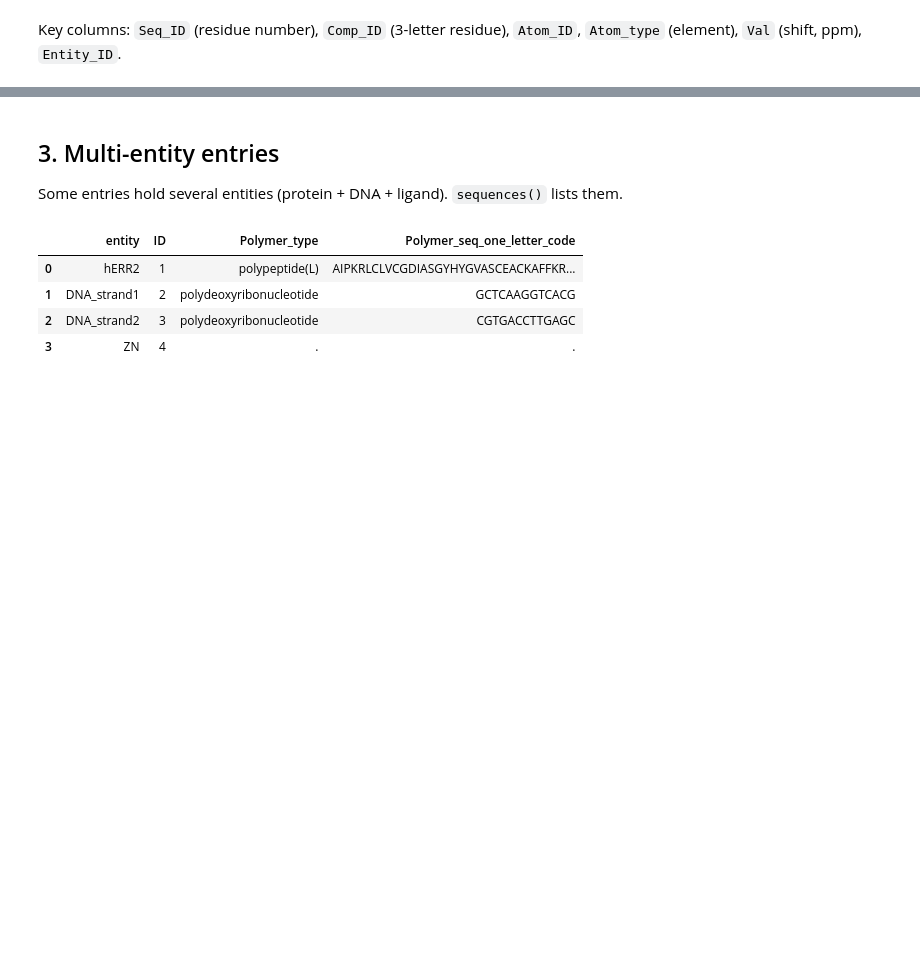
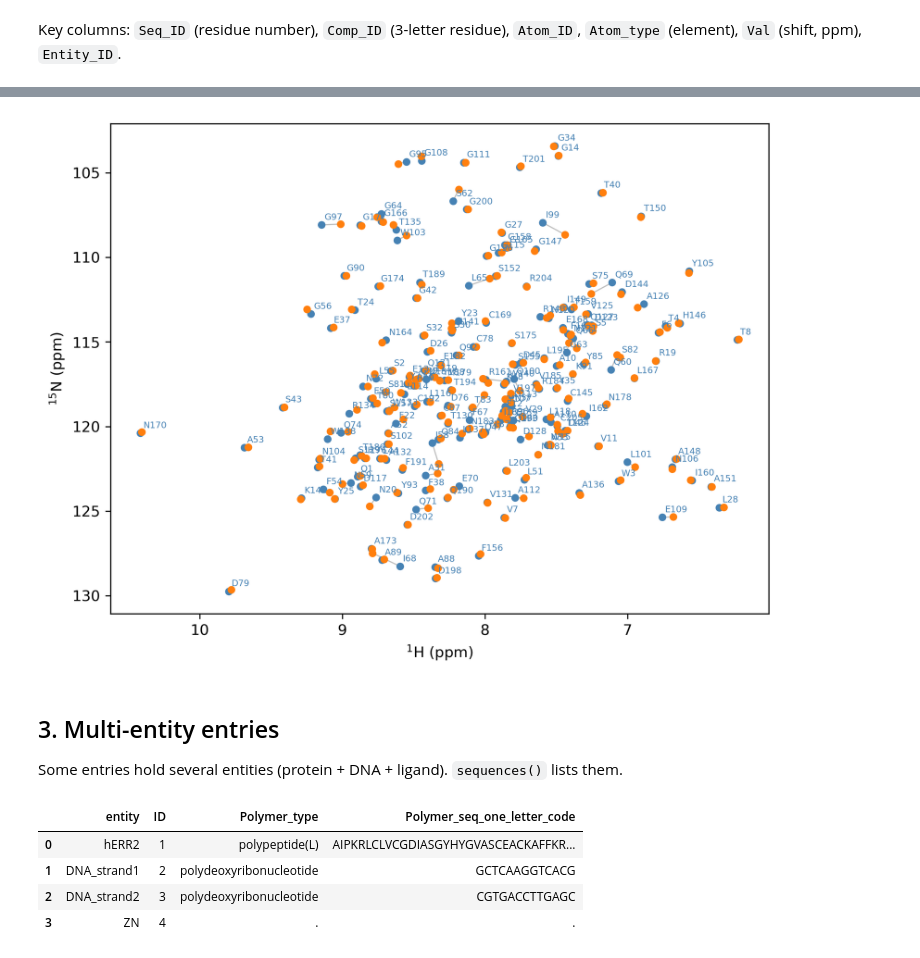
Before and after one commit to WaymentSteeleLab/makeshift, a Jupyter notebook: demos/quick_start.ipynb, the cells around one changed output, grey strips where cells are left out. Cells and saved outputs as stored; diff of their text form; code cells hidden in the pictures; blank space fills up the shorter version.

```diff
--- a/demos/quick_start.ipynb
+++ b/demos/quick_start.ipynb
@@ -44,3 +79,13 @@ Text(0.5, 1.0, 'Simulated HSQC — NtrCr (4527)')
+# %%
+#another example: Chi19a
+
+cs_wt = ms.ChemicalShifts.from_bmrb(11441) #Chi19a WT
+cs_mut = ms.ChemicalShifts.from_bmrb(11466) #Chi19a dead mutant E61A
+
+fig, ax = plot_csp(cs_wt.peaklist().data, cs_mut.peaklist().data,
+                   on='assn_label', text='assn_label')
+# %% [output]
+[figure, added]
 # %% [markdown]
 ## 3. Multi-entity entries
 
```
Also changed, not shown: parts of 12 cells of this notebook, 5 other files.
